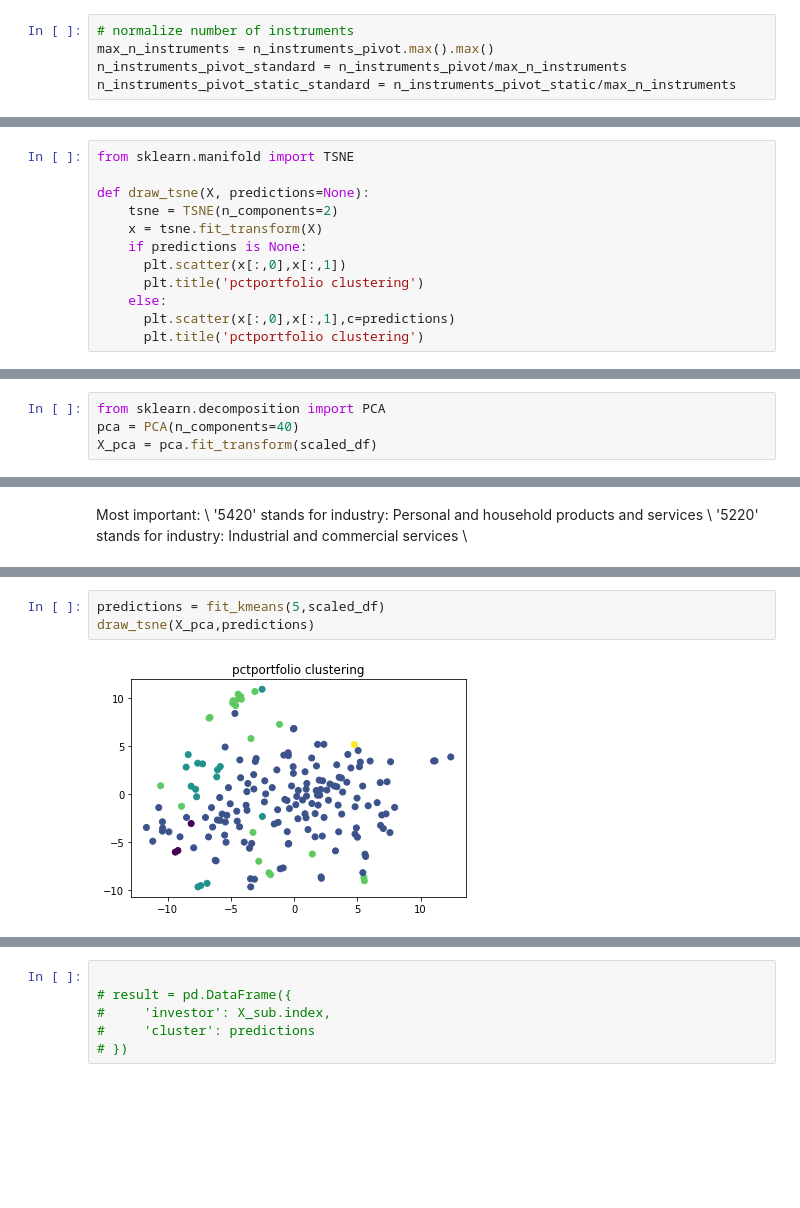
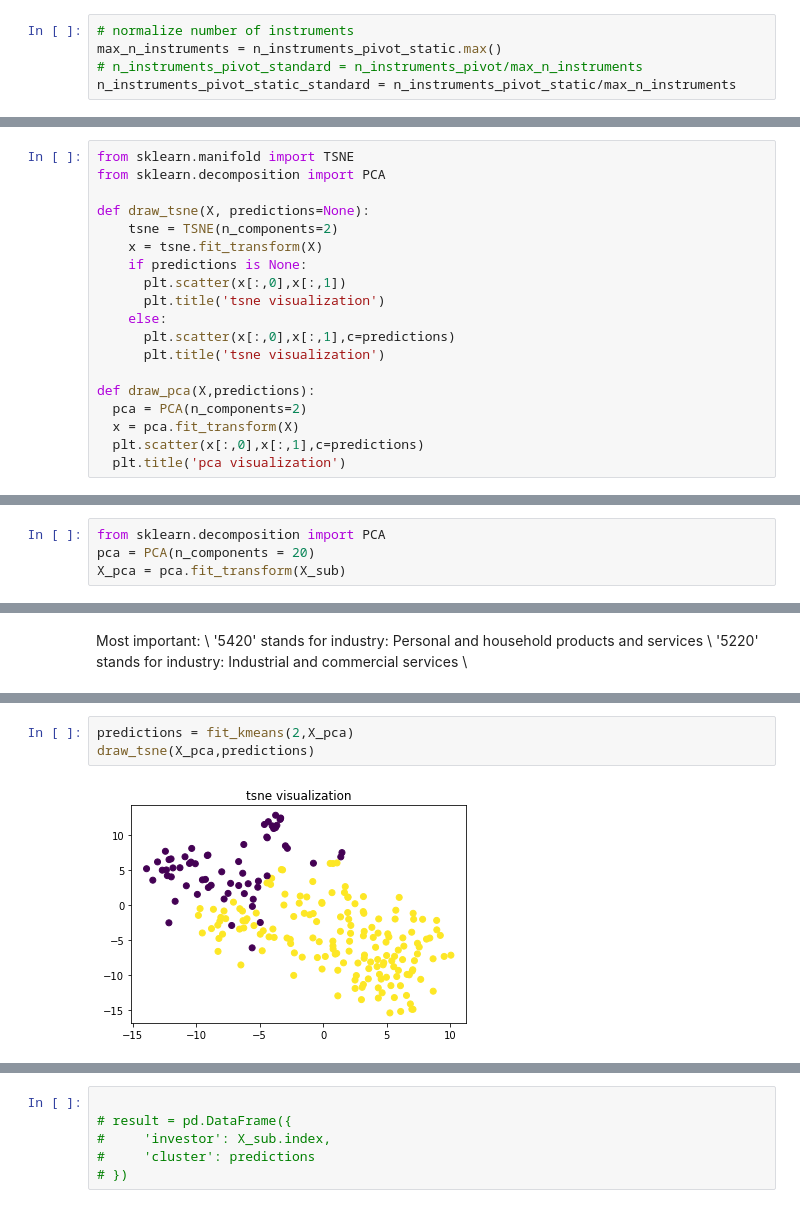
Before and after one commit to Chuqi-Yang/capstone_vanguard, a Jupyter notebook: code/timeseries_kmeans.ipynb, the cells around one changed output, grey strips where cells are left out. Saved outputs shown, nothing was run; the diff lists cells and outputs as text; blank space fills up the shorter version.

```diff
--- a/code/timeseries_kmeans.ipynb
+++ b/code/timeseries_kmeans.ipynb
@@ -658,8 +581,8 @@ max_turnover = turnover_pivot.max().max()
 turnover_pivot_standard = turnover_pivot/max_turnover
 # %%
 # normalize number of instruments
-max_n_instruments = n_instruments_pivot.max().max()
-n_instruments_pivot_standard = n_instruments_pivot/max_n_instruments
+max_n_instruments = n_instruments_pivot_static.max()
+# n_instruments_pivot_standard = n_instruments_pivot/max_n_instruments
 n_instruments_pivot_static_standard = n_instruments_pivot_static/max_n_instruments
 # %%
 # normalize total asset
@@ -697,18 +630,6 @@ def fit_kmeans(n_components,X):
     km.fit(X)
     predictions = km.predict(X)
     return predictions
-# %%
-from sklearn.manifold import TSNE
-
-def draw_tsne(X, predictions=None):
-    tsne = TSNE(n_components=2)
-    x = tsne.fit_transform(X)
-    if predictions is None:
-      plt.scatter(x[:,0],x[:,1])
-      plt.title('pctportfolio clustering')
-    else:
-      plt.scatter(x[:,0],x[:,1],c=predictions)
-      plt.title('pctportfolio clustering')
 # %%
 from sklearn import metrics
 from sklearn.cluster import SpectralClustering
@@ -746,6 +667,25 @@ def draw_scores(scores, start_k=2):
     plt.title(' '.join(sc_type.split('_')).title())
     plt.xlabel('k')
   plt.suptitle('Metrics for Clustering')
+# %%
+from sklearn.manifold import TSNE
+from sklearn.decomposition import PCA
+
+def draw_tsne(X, predictions=None):
+    tsne = TSNE(n_components=2)
+    x = tsne.fit_transform(X)
+    if predictions is None:
+      plt.scatter(x[:,0],x[:,1])
+      plt.title('tsne visualization')
+    else:
+      plt.scatter(x[:,0],x[:,1],c=predictions)
+      plt.title('tsne visualization')
+
+def draw_pca(X,predictions):
+  pca = PCA(n_components=2)
+  x = pca.fit_transform(X)
+  plt.scatter(x[:,0],x[:,1],c=predictions)
+  plt.title('pca visualization')
 # %%
 def modeling(X):
   scores = []
@@ -786,7 +860,7 @@ draw_tsne(scaled_df,predictions)
 # %%
 from sklearn.decomposition import PCA
-pca = PCA(n_components=40)
-X_pca = pca.fit_transform(scaled_df)
+pca = PCA(n_components = 20)
+X_pca = pca.fit_transform(X_sub)
 # %%
 sum(pca.explained_variance_ratio_)
 # %% [output]
@@ -834,5 +951,5 @@ modeling(X_pca)
 # %%
-predictions = fit_kmeans(5,scaled_df)
+predictions = fit_kmeans(2,X_pca)
 draw_tsne(X_pca,predictions)
 # %% [output]
-[figure, old version]
+[figure, new version]
```
Also changed, not shown: parts of 96 cells of this notebook, 1 other file.
